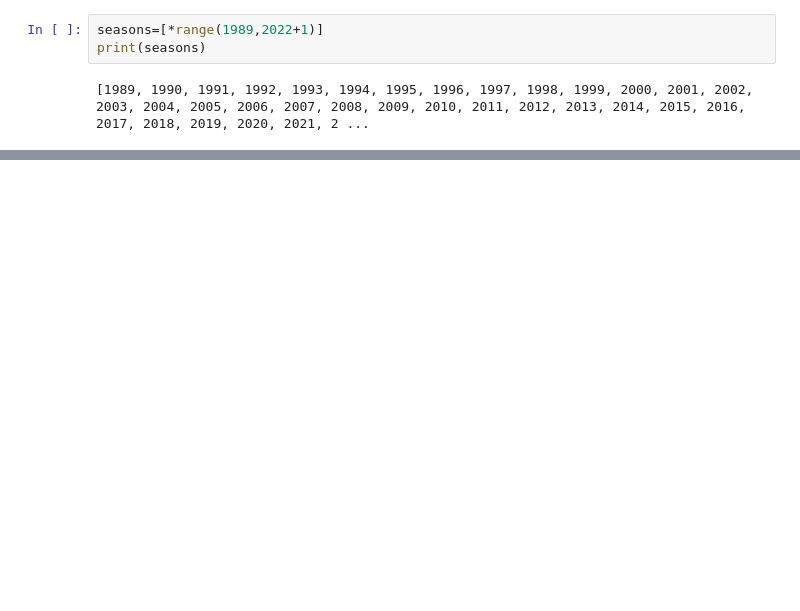
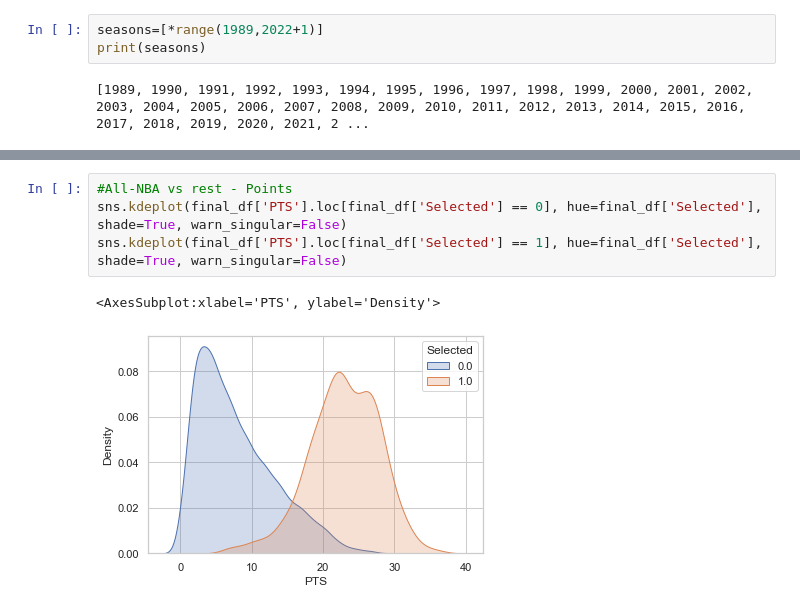
Before and after one commit to NikosKavouras/Mid-season_All-NBA_teams_predictions, a Jupyter notebook: Mid-season All-NBA Teams predictions.ipynb, the cells around one changed output, grey strips where cells are left out. Cells and saved outputs as stored; diff of their text form; blank space fills up the shorter version.

```diff
--- a/Mid-season All-NBA Teams predictions.ipynb
+++ b/Mid-season All-NBA Teams predictions.ipynb
@@ -171,0 +399,7 @@ NameError: name 'merge' is not defined
+# %%
+#All-NBA vs rest - Points
+sns.kdeplot(final_df['PTS'].loc[final_df['Selected'] == 0], hue=final_df['Selected'], shade=True, warn_singular=False)
+sns.kdeplot(final_df['PTS'].loc[final_df['Selected'] == 1], hue=final_df['Selected'], shade=True, warn_singular=False)
+# %% [output]
+<AxesSubplot:xlabel='PTS', ylabel='Density'>
+[figure, added]
```
Also changed, not shown: parts of 76 cells of this notebook.
